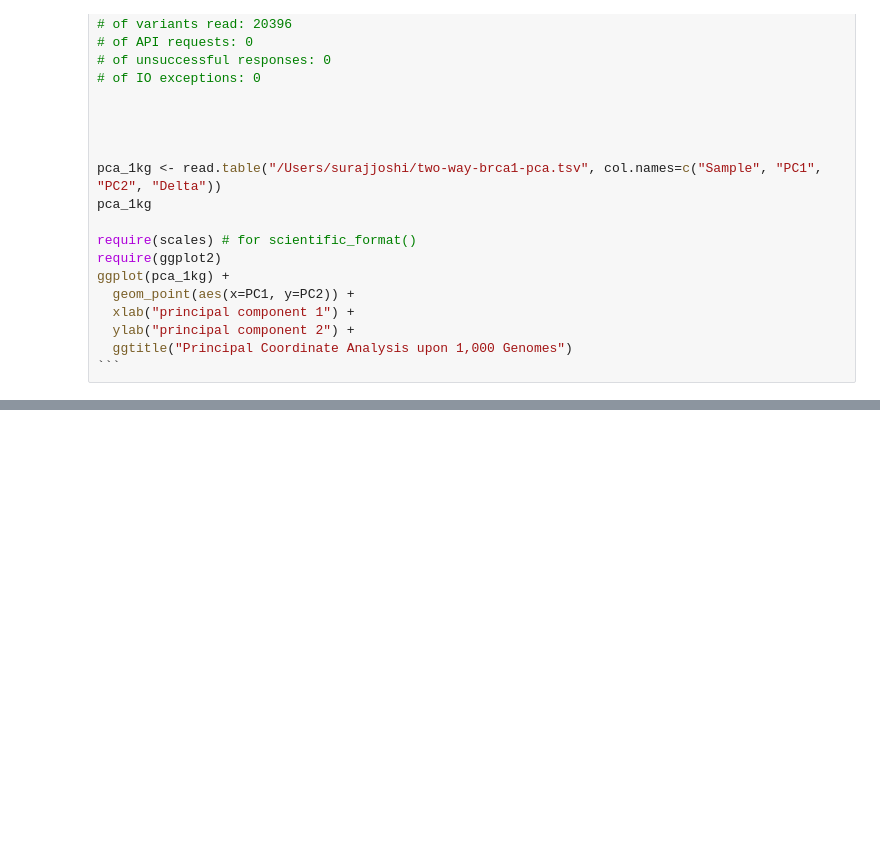
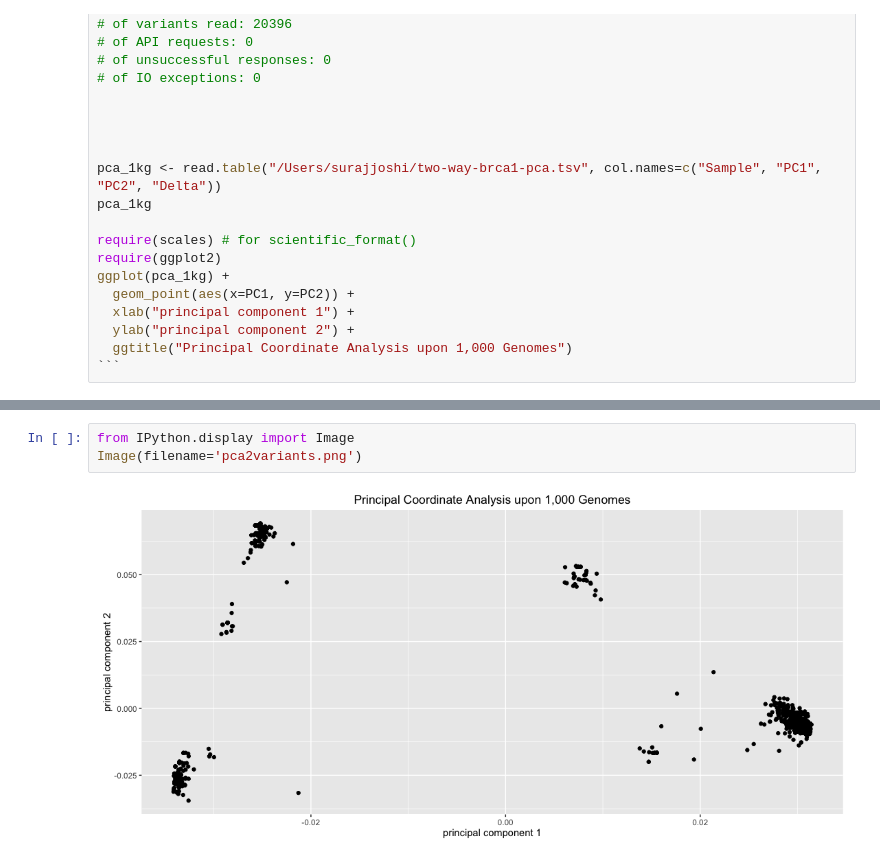
Before and after one commit to spjoshi/Google_Genomics, a Jupyter notebook: Guidelines.ipynb, the cells around one changed output, grey strips where cells are left out. Drawn from its saved outputs; the diff is of its cells as text; blank space fills up the shorter version.

Commit message:
2 variants

```diff
--- a/Guidelines.ipynb
+++ b/Guidelines.ipynb
@@ -466,0 +465,5 @@ ggplot(pca_1kg) +
+# %%
+from IPython.display import Image
+Image(filename='pca2variants.png')
+# %% [output]
+[figure, added]
```
Also changed, not shown: parts of 1 cell of this notebook.
